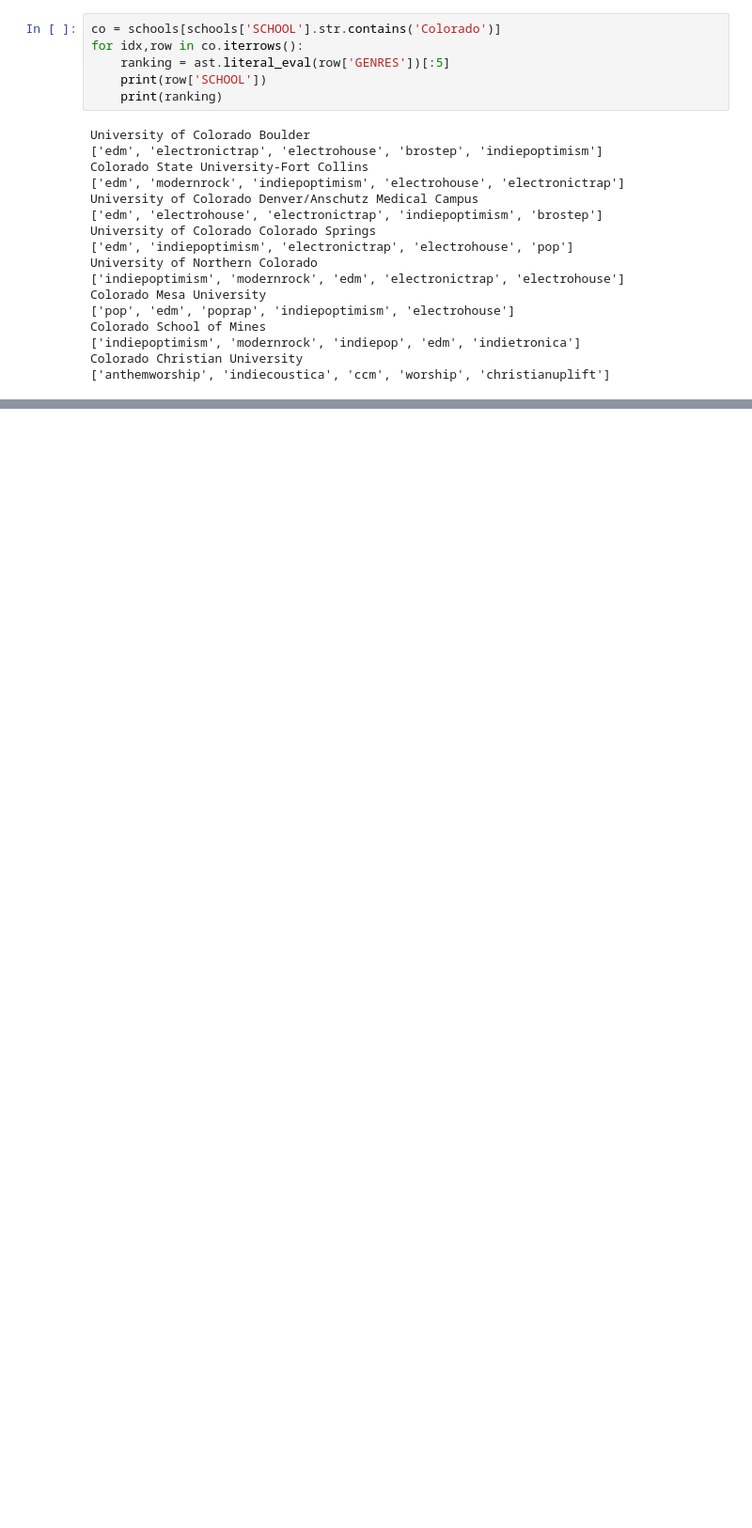
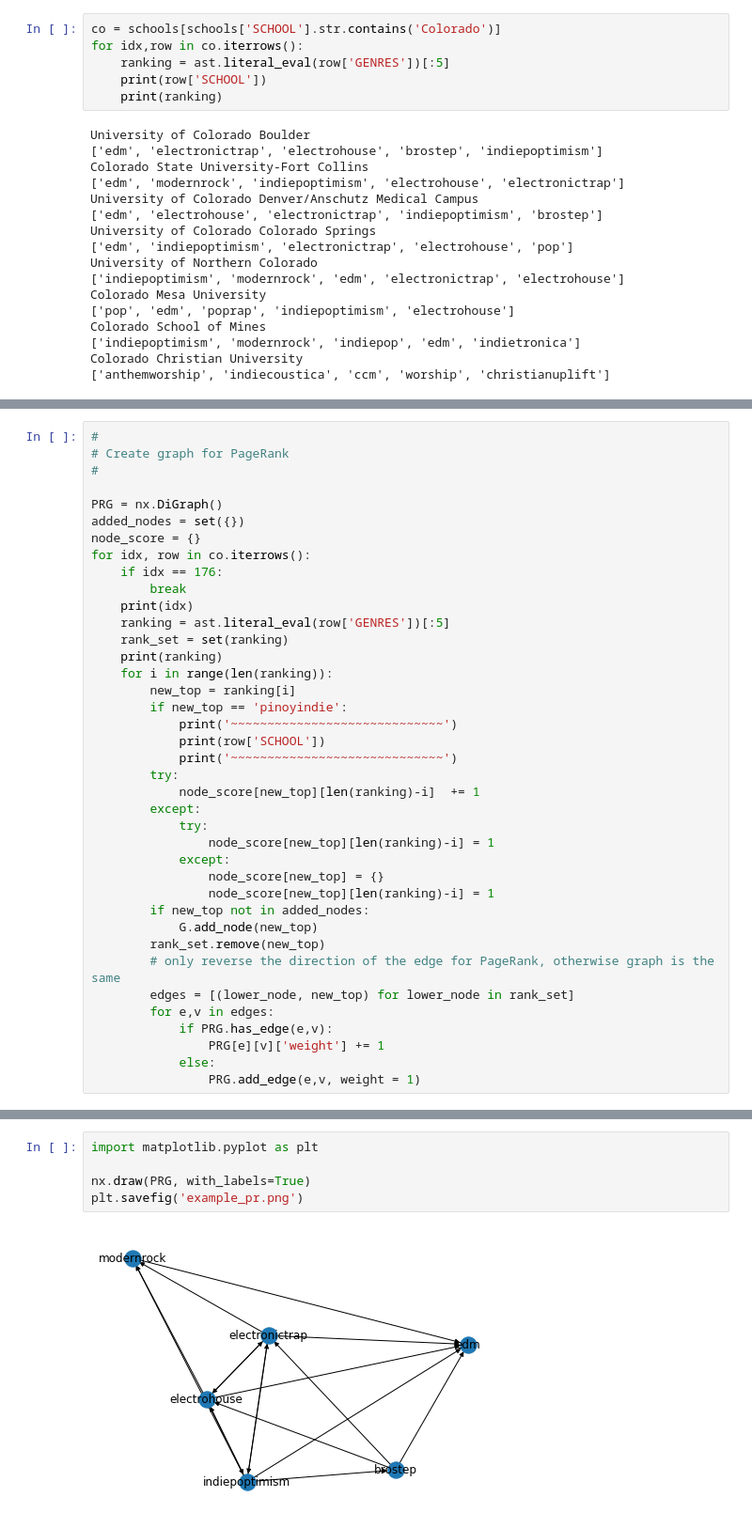
Before and after one commit to sofielange98/every-noise-network-analysis, a Jupyter notebook: SpringRank.ipynb, the cells around one changed output, grey strips where cells are left out. Shown at 94% size. Saved outputs shown, nothing was run; the diff lists cells and outputs as text; blank space fills up the shorter version.

```diff
--- a/SpringRank.ipynb
+++ b/SpringRank.ipynb
@@ -118,0 +97,39 @@ Xavier University
+# %%
+#
+# Create graph for PageRank
+#
+
+PRG = nx.DiGraph()
+added_nodes = set({})
+node_score = {}
+for idx, row in co.iterrows():
+    if idx == 176:
+        break
+    print(idx)
+    ranking = ast.literal_eval(row['GENRES'])[:5]
+    rank_set = set(ranking)
+    print(ranking)
+    for i in range(len(ranking)):
+        new_top = ranking[i]
+        if new_top == 'pinoyindie':
+            print('~~~~~~~~~~~~~~~~~~~~~~~~~~~~~')
+            print(row['SCHOOL'])
+            print('~~~~~~~~~~~~~~~~~~~~~~~~~~~~~')
+        try:
+            node_score[new_top][len(ranking)-i]  += 1
+        except:
+            try:
+                node_score[new_top][len(ranking)-i] = 1
+            except:
+                node_score[new_top] = {}
+                node_score[new_top][len(ranking)-i] = 1
+        if new_top not in added_nodes:
+            G.add_node(new_top)
+        rank_set.remove(new_top)
+        # only reverse the direction of the edge for PageRank, otherwise graph is the same
+        edges = [(lower_node, new_top) for lower_node in rank_set]
+        for e,v in edges:
+            if PRG.has_edge(e,v):
+                PRG[e][v]['weight'] += 1
+            else:
+                PRG.add_edge(e,v, weight = 1)
@@ -118,0 +141,7 @@ Xavier University
+# %%
+import matplotlib.pyplot as plt
+
+nx.draw(PRG, with_labels=True)
+plt.savefig('example_pr.png')
+# %% [output]
+[figure, added]
```
Also changed, not shown: parts of 28 cells of this notebook.
